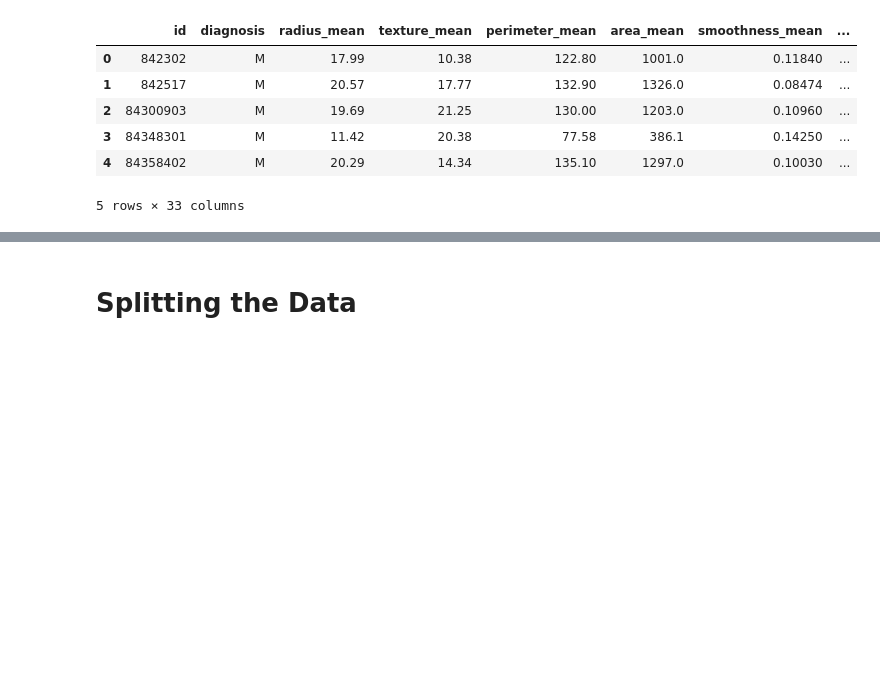
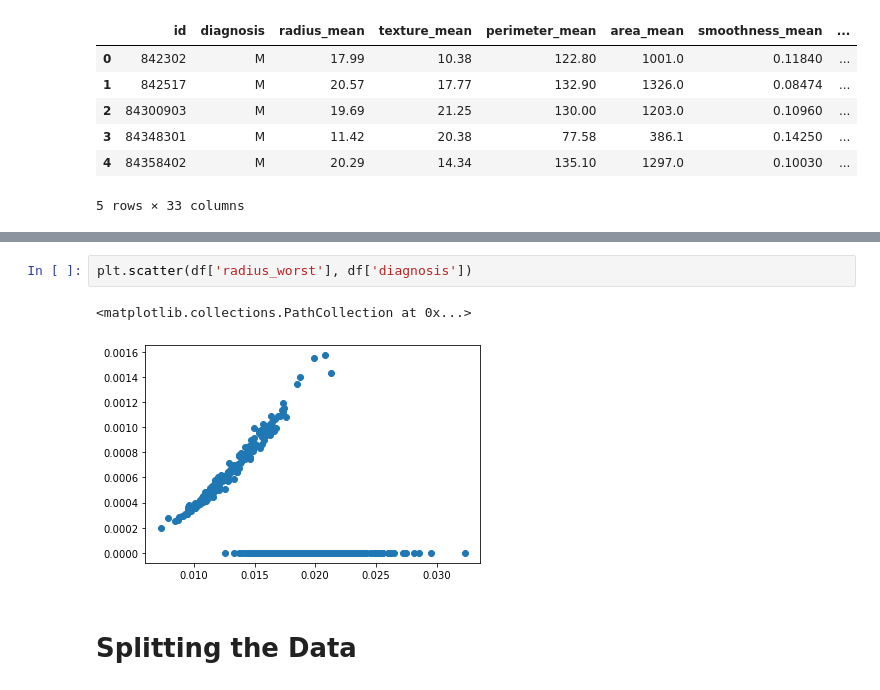
Before and after one commit to sm0223/breast_cancer_prediction, a Jupyter notebook: breast_cancer_prediction.ipynb, the cells around one changed output, grey strips where cells are left out. Saved outputs shown, nothing was run; the diff lists cells and outputs as text; blank space fills up the shorter version.

```diff
--- a/breast_cancer_prediction.ipynb
+++ b/breast_cancer_prediction.ipynb
@@ -38,3 +70,8 @@ KeyError: "None of [Index(['Unnamed: 32', 'id'], dtype='object')] are in the [co
+# %%
+plt.scatter(df['radius_worst'], df['diagnosis'])
+# %% [output]
+<matplotlib.collections.PathCollection at 0x...>
+[figure, added]
 # %% [markdown]
 # Splitting the Data
 # %%
```
Also changed, not shown: parts of 28 cells of this notebook.
